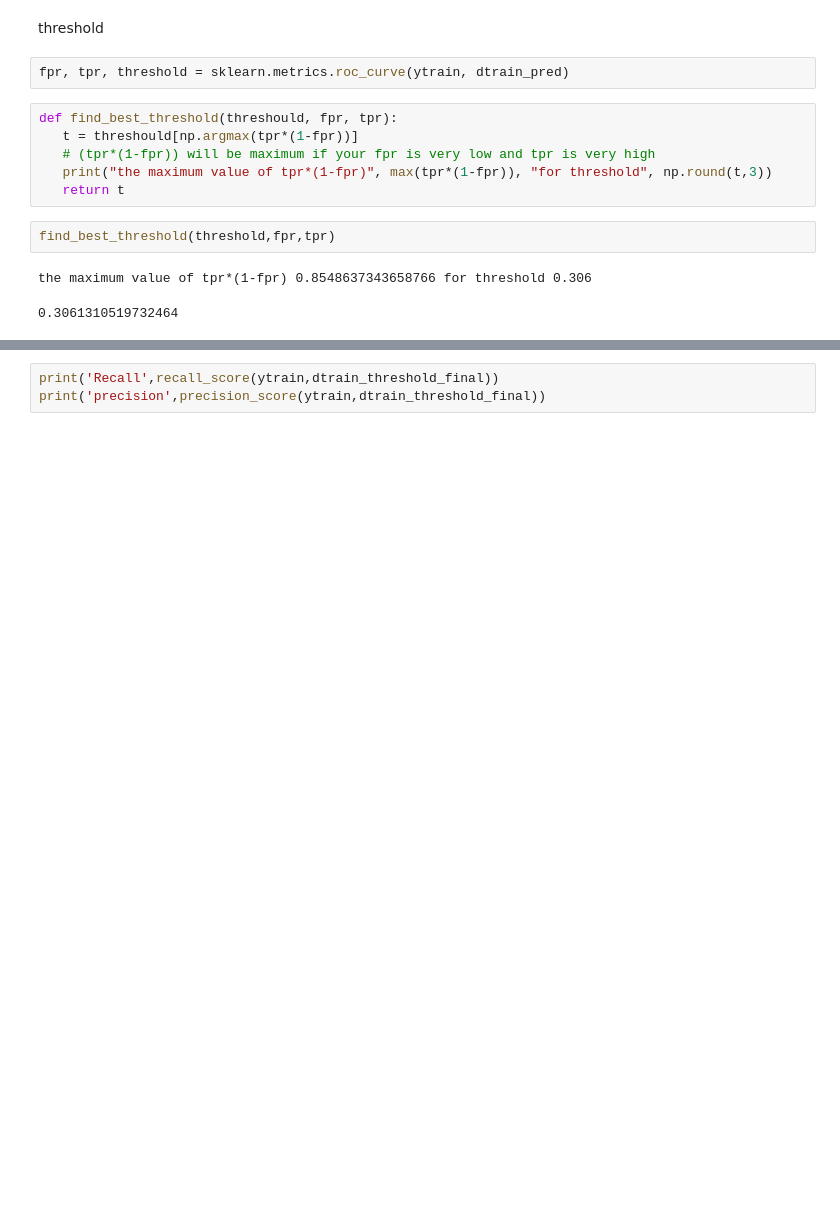
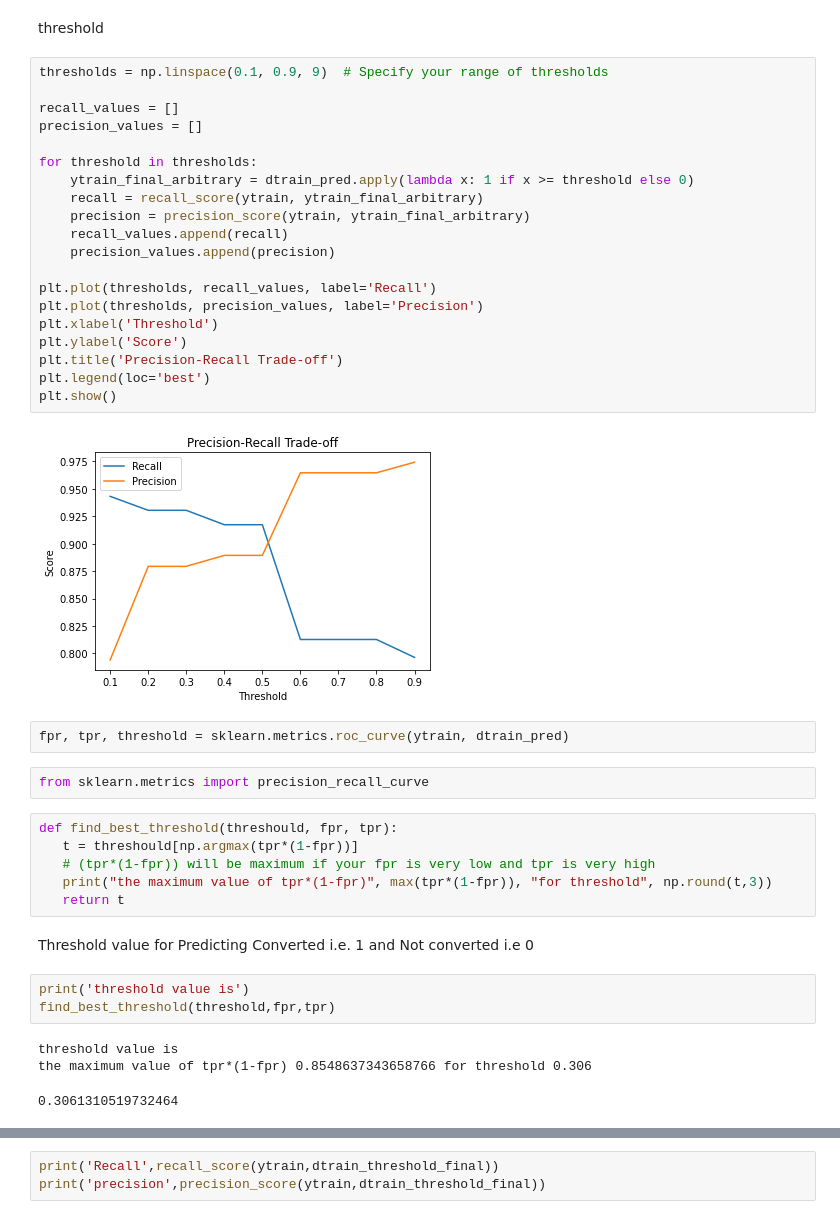
Before and after one commit to dhimanarya/Lead_Scoring_Case_Study, a Jupyter notebook: code file_original.ipynb, the cells around one changed output, grey strips where cells are left out. Saved outputs shown, nothing was run; the diff lists cells and outputs as text; blank space fills up the shorter version.

```diff
--- a/code file_original.ipynb
+++ b/code file_original.ipynb
@@ -1593,17 +1588,45 @@ Recall 0.9349904397705545
 precision 0.8794964028776978
 # %% [markdown]
 threshold
+# %%
+thresholds = np.linspace(0.1, 0.9, 9)  # Specify your range of thresholds
+
+recall_values = []
+precision_values = []
+
+for threshold in thresholds:
+    ytrain_final_arbitrary = dtrain_pred.apply(lambda x: 1 if x >= threshold else 0)
+    recall = recall_score(ytrain, ytrain_final_arbitrary)
+    precision = precision_score(ytrain, ytrain_final_arbitrary)
+    recall_values.append(recall)
+    precision_values.append(precision)
+
+plt.plot(thresholds, recall_values, label='Recall')
+plt.plot(thresholds, precision_values, label='Precision')
+plt.xlabel('Threshold')
+plt.ylabel('Score')
+plt.title('Precision-Recall Trade-off')
+plt.legend(loc='best')
+plt.show()
+# %% [output]
+[figure, added]
 # %%
 fpr, tpr, threshold = sklearn.metrics.roc_curve(ytrain, dtrain_pred)
+# %%
+from sklearn.metrics import precision_recall_curve
 # %%
 def find_best_threshold(threshould, fpr, tpr):
    t = threshould[np.argmax(tpr*(1-fpr))]
    # (tpr*(1-fpr)) will be maximum if your fpr is very low and tpr is very high
    print("the maximum value of tpr*(1-fpr)", max(tpr*(1-fpr)), "for threshold", np.round(t,3))
    return t
+# %% [markdown]
+Threshold value for Predicting Converted i.e. 1 and Not converted i.e 0
 # %%
+print('threshold value is')
 find_best_threshold(threshold,fpr,tpr)
 # %% [output]
+threshold value is
 the maximum value of tpr*(1-fpr) 0.8548637343658766 for threshold 0.306
 0.3061310519732464
 # %%
```
Also changed, not shown: parts of 30 cells of this notebook, 1 other file.
